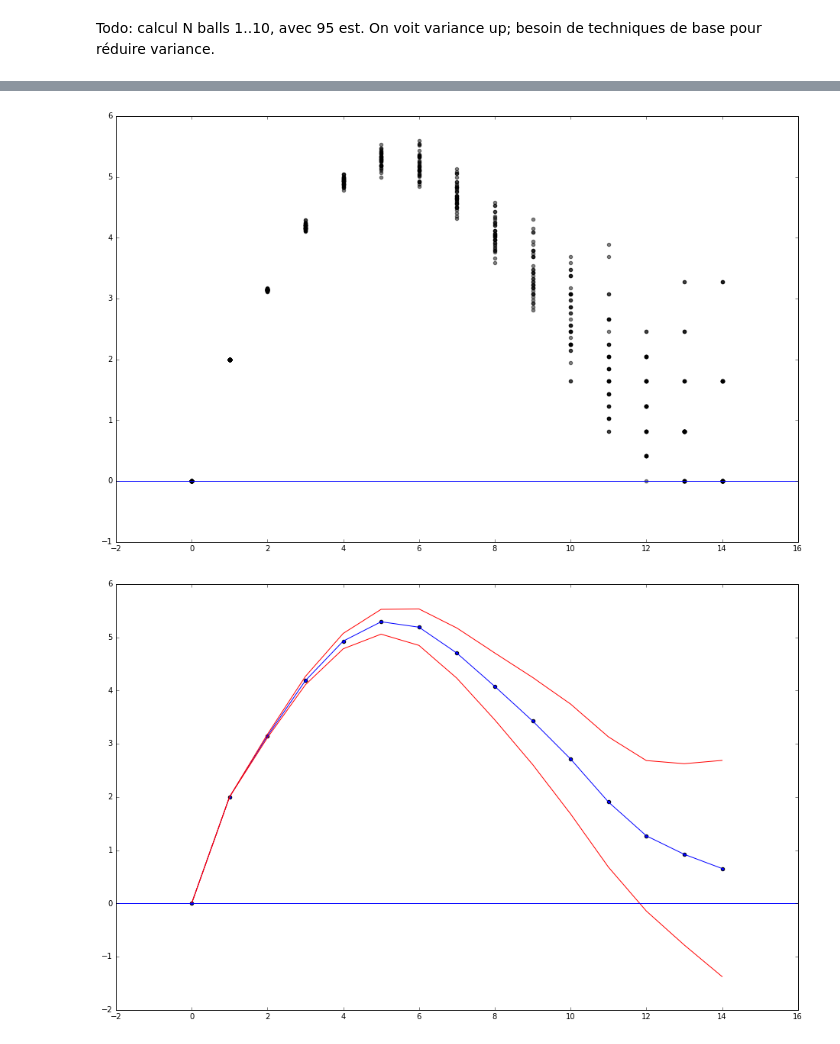
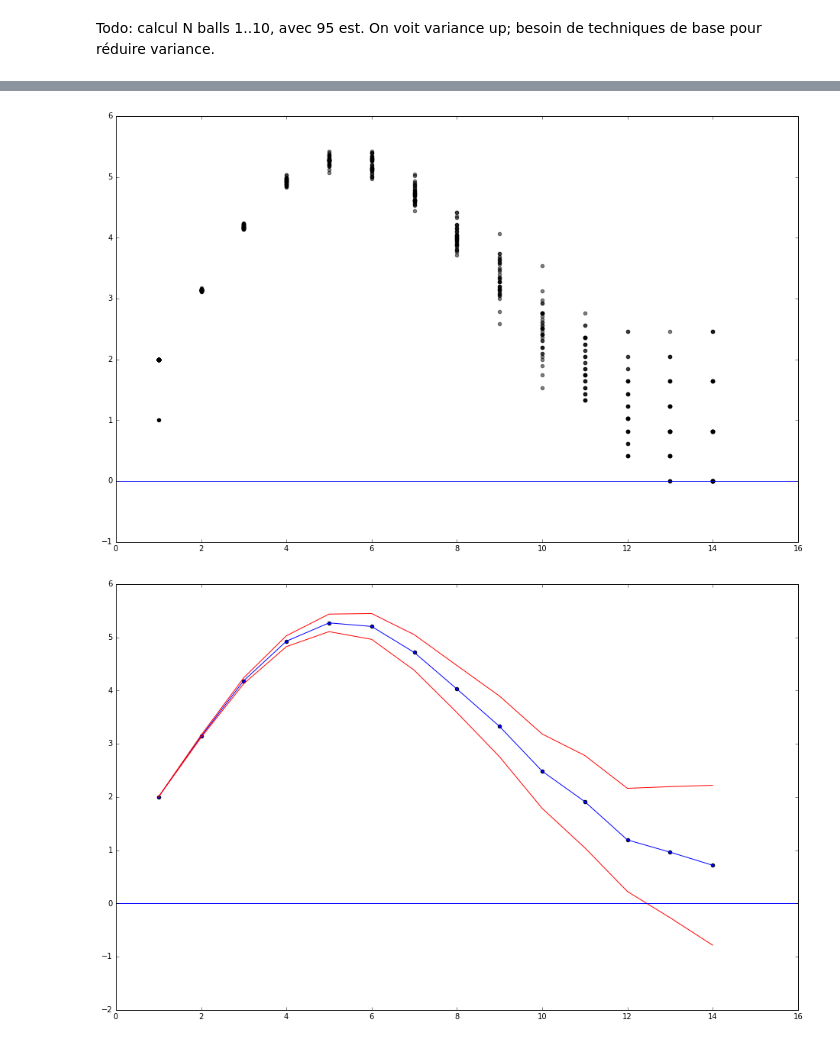
Before and after one commit to DrAnaximandre/presentations, a Jupyter notebook: MCMC-basics/1-MonteCarlo.ipynb, the cells around one changed output, grey strips where cells are left out. Saved outputs shown, nothing was run; the diff lists cells and outputs as text; code cells hidden in the pictures.

```diff
--- a/MCMC-basics/1-MonteCarlo.ipynb
+++ b/MCMC-basics/1-MonteCarlo.ipynb
@@ -192,9 +192,10 @@ def getI_fast(N):
     return np.pi/4>I_inf and np.pi/4<I_sup
 
 M = 10000
+N = 200000
 in_c = 0
 for _ in range(M):
-    I_hat_loc = getI_fast(N)
+    I_hat_loc = getI_fast(10000)
     in_c+=I_hat_loc
 
 print(in_c/M)
@@ -204,2 +205,7 @@ Wall time: 5.29 s
 # %% [markdown]
 Todo: calcul N balls 1..10, avec 95 est. On voit variance up; besoin de techniques de base pour réduire variance.
+# %%
+x = np.random.uniform(-1,1,(10,2))
+print(x)
+norm = np.apply_along_axis(np.square,1,x)
+norm
@@ -206,11 +233,12 @@ Todo: calcul N balls 1..10, avec 95 est. On voit variance up; besoin de techniqu
 # %%
-@jit((float32,float32),(int32,int32))
+## faster to use nditer than jit ... ?
+
 def getdballvolume(N,d):
     volume_unit = 2**d
     x = np.random.uniform(-1,1,(N,d))
     norm = 0
-    for i in range(d):
-        norm += np.square(x[:,i])
+    for xloc in np.nditer(x, flags=['external_loop'], order='F'):
+        norm += np.square(xloc)
     in_ball = np.sqrt(norm)<=1
     I_hat=np.sum(in_ball)/N
     Var_hat=(I_hat-I_hat*I_hat)/(N-1)
@@ -220,11 +248,14 @@ plt.figure(figsize=(16,10))
 
 li, lv ={},{}
 nloop = 40
-for d in range(15):
+
+plt.scatter(1,1,c='k',alpha=1) # arbitrary choice
+
+for d in np.arange(1,15):
     li[d] = []
     lv[d] = []
     for loop in range(nloop):
-        i,v=getdballvolume(10000,d)
+        i,v=getdballvolume(20000,d)
         li[d].append(i)
         lv[d].append(v)
     plt.scatter(np.tile(d,nloop),li[d],c='k',alpha=.5)
@@ -232,15 +263,18 @@ for d in range(15):
 plt.axhline(0)
 plt.show()
 # %% [output]
-[figure, old version]
+[figure, new version]
 # %%
 plt.figure(figsize=(16,10))
-plt.plot(range(15),[np.mean(li[d]) for d in range(15)])
-plt.scatter(range(15),[np.mean(li[d]) for d in range(15)])
-plt.plot(range(15),[np.mean(li[d])+1.96*np.sqrt(np.mean(lv[d])) for d in range(15)],c="r")
-plt.plot(range(15),[np.mean(li[d])-1.96*np.sqrt(np.mean(lv[d])) for d in range(15)],c="r")
+
+ax_1_15 =  np.arange(1,15)
+
+plt.plot( ax_1_15,[np.mean(li[d]) for d in  ax_1_15])
+plt.scatter(ax_1_15,[np.mean(li[d]) for d in ax_1_15])
+plt.plot( ax_1_15,[np.mean(li[d])+1.96*np.sqrt(np.mean(lv[d])) for d in ax_1_15],c="r")
+plt.plot( ax_1_15,[np.mean(li[d])-1.96*np.sqrt(np.mean(lv[d])) for d in ax_1_15],c="r")
 plt.axhline(0)
 plt.show()
 # %% [output]
-[figure, old version]
+[figure, new version]
 # %%
```
Also changed, not shown: parts of 4 cells of this notebook.
